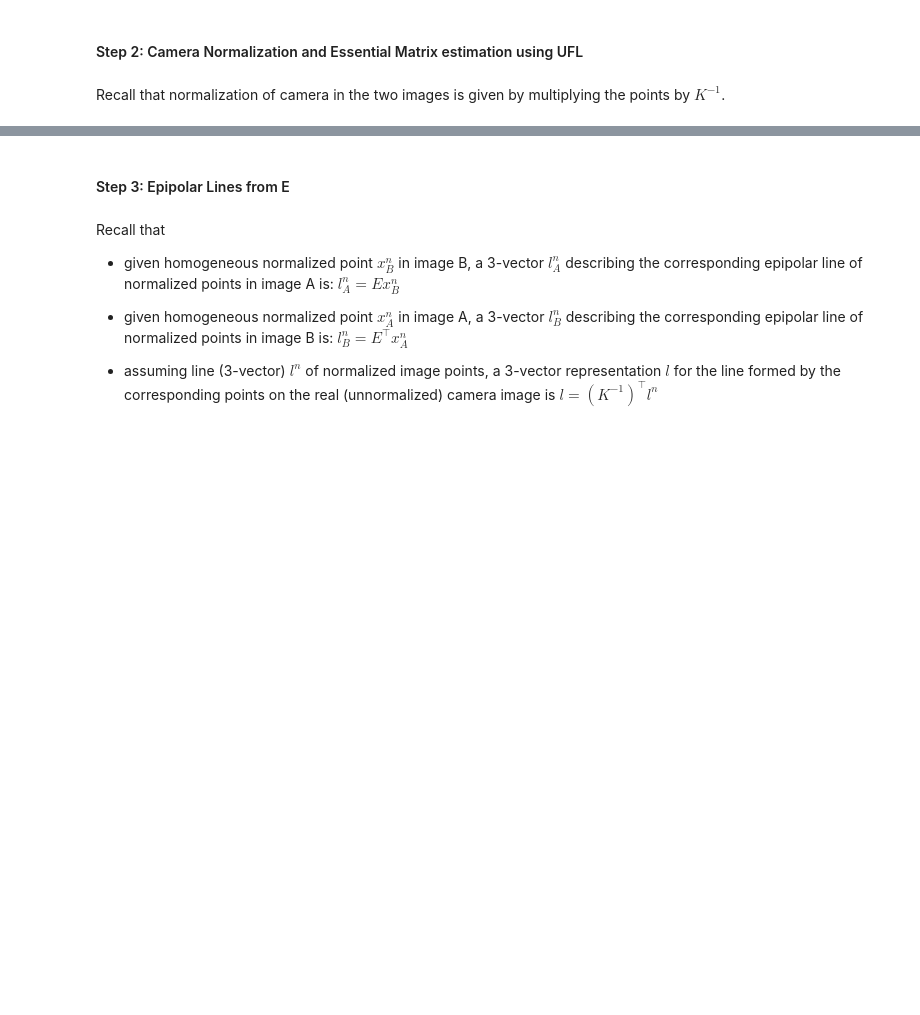
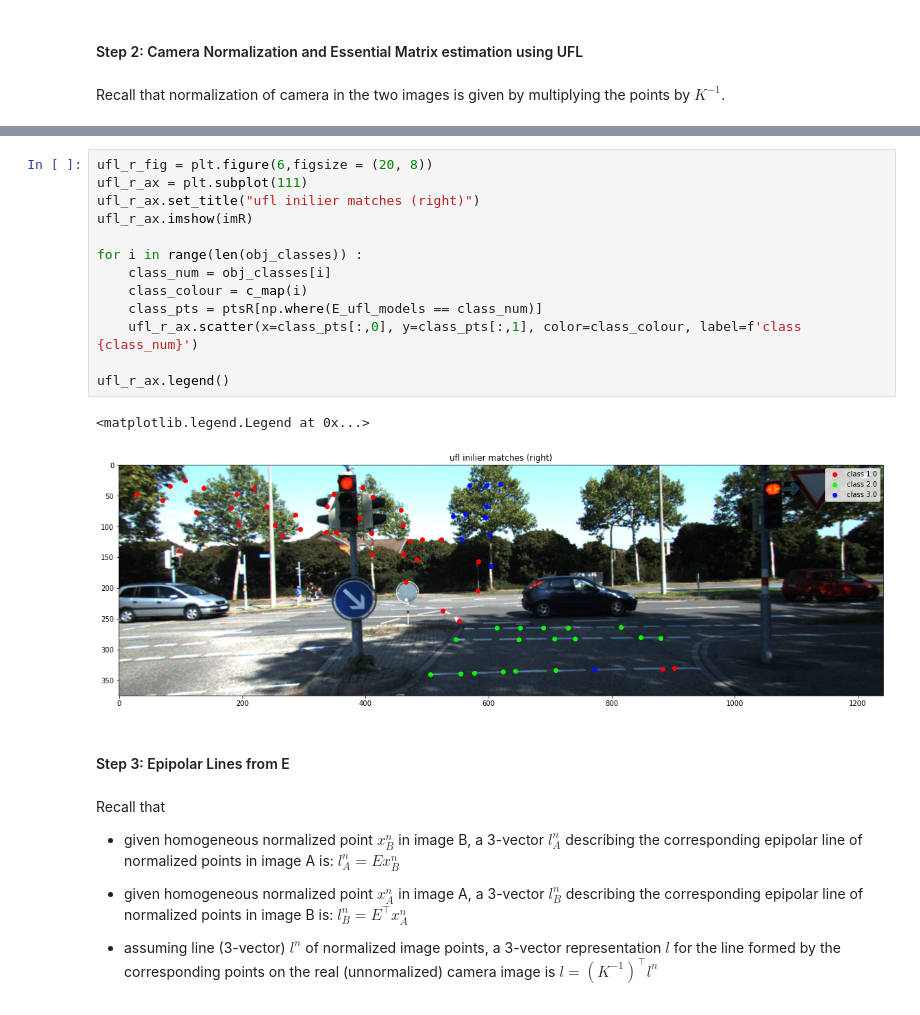
Before and after one commit to meixinzhang/rigid-moving-objects, a Jupyter notebook: rigid-moving-object.ipynb, the cells around one changed output, grey strips where cells are left out. Cells and saved outputs as stored; diff of their text form; blank space fills up the shorter version.

```diff
--- a/rigid-moving-object.ipynb
+++ b/rigid-moving-object.ipynb
@@ -230,3 +255,19 @@ the number of ufl inliers is 187
+# %%
+ufl_r_fig = plt.figure(6,figsize = (20, 8))
+ufl_r_ax = plt.subplot(111)
+ufl_r_ax.set_title("ufl inilier matches (right)")
+ufl_r_ax.imshow(imR)
+
+for i in range(len(obj_classes)) :
+    class_num = obj_classes[i]
+    class_colour = c_map(i)
+    class_pts = ptsR[np.where(E_ufl_models == class_num)]
+    ufl_r_ax.scatter(x=class_pts[:,0], y=class_pts[:,1], color=class_colour, label=f'class {class_num}')
+
+ufl_r_ax.legend()
+# %% [output]
+<matplotlib.legend.Legend at 0x...>
+[figure, added]
 # %% [markdown]
 #### Step 3: Epipolar Lines from E
 # %% [markdown]
```
Also changed, not shown: parts of 4 cells of this notebook.
